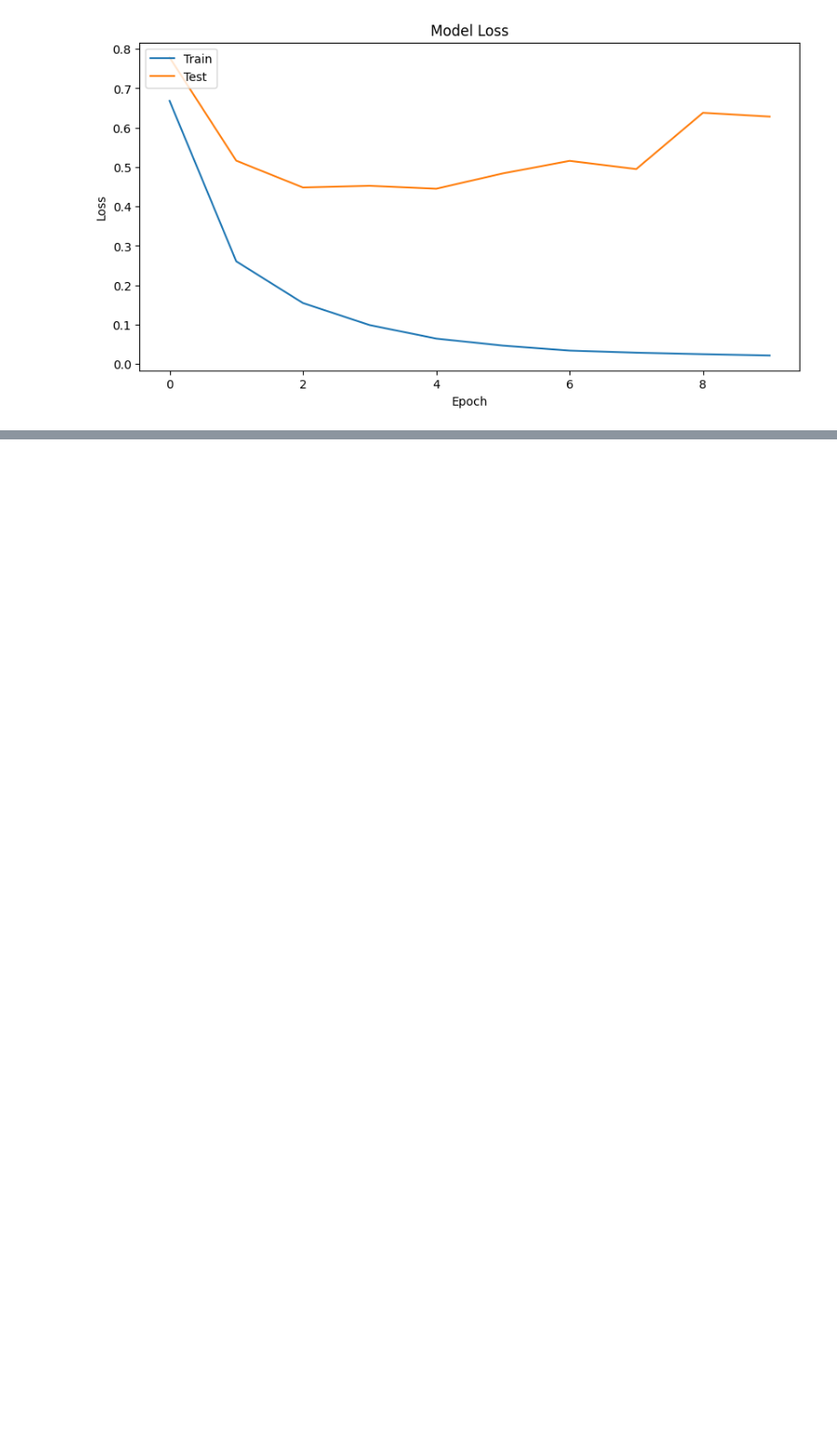
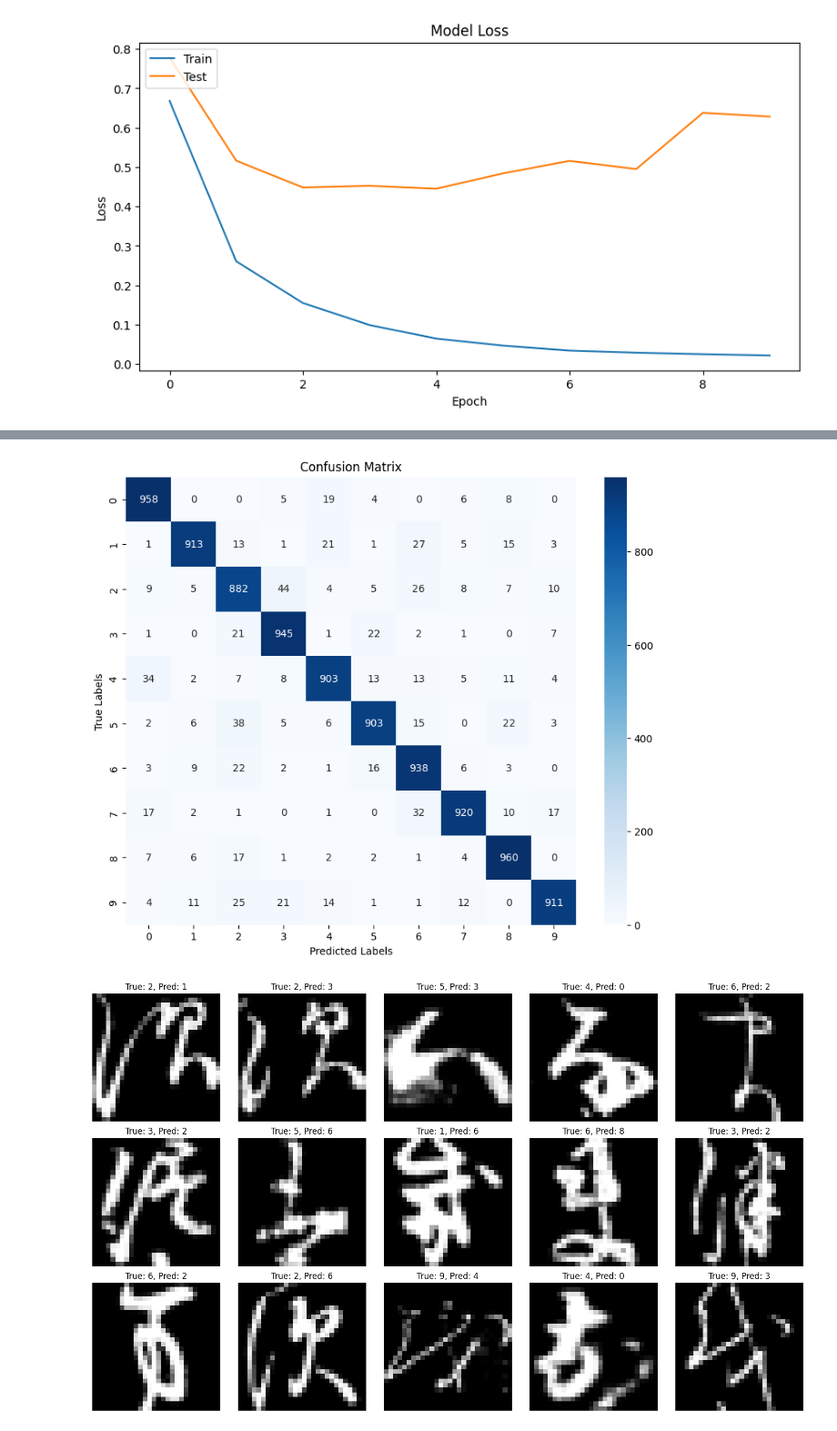
Before and after one commit to ArsalonAmini2024/csc6621_minilab_3, a Jupyter notebook: submission.ipynb, the cells around one changed output, grey strips where cells are left out. Shown at 91% size. Drawn from its saved outputs; the diff is of its cells as text; code cells hidden in the pictures; blank space fills up the shorter version.

```diff
--- a/submission.ipynb
+++ b/submission.ipynb
@@ -699,0 +719,26 @@ Epoch 10/10
+# %%
+# Visualizing the model's mistakes
+
+y_pred = model.predict(test_images)
+y_pred_classes = np.argmax(y_pred, axis=1)  # Convert probabilities to class labels
+y_true = test_labels  # True class labels
+
+# Compute confusion matrix
+cm = confusion_matrix(y_true, y_pred_classes)
+plt.figure(figsize=(10, 8))
+sns.heatmap(cm, annot=True, fmt='d', cmap='Blues', xticklabels=range(10), yticklabels=range(10))
+plt.xlabel('Predicted Labels')
+plt.ylabel('True Labels')
+plt.title('Confusion Matrix')
+plt.show()
+
+# Identify misclassified examples
+misclassified_idxs = np.where(y_pred_classes != y_true)[0]
+fig, ax = plt.subplots(3, 5, figsize=(15, 9))
+for i, mis_idx in enumerate(misclassified_idxs[:15]):
+    ax[i//5, i%5].imshow(test_images[mis_idx].reshape(28, 28), cmap='gray')
+    ax[i//5, i%5].set_title(f'True: {y_true[mis_idx]}, Pred: {y_pred_classes[mis_idx]}')
+    ax[i//5, i%5].axis('off')
+plt.tight_layout()
+plt.show()
+# %% [output]
@@ -699,0 +746,2 @@ Epoch 10/10
+[figure, added]
+[figure, added]
```
Also changed, not shown: parts of 9 cells of this notebook, 1 other file.
